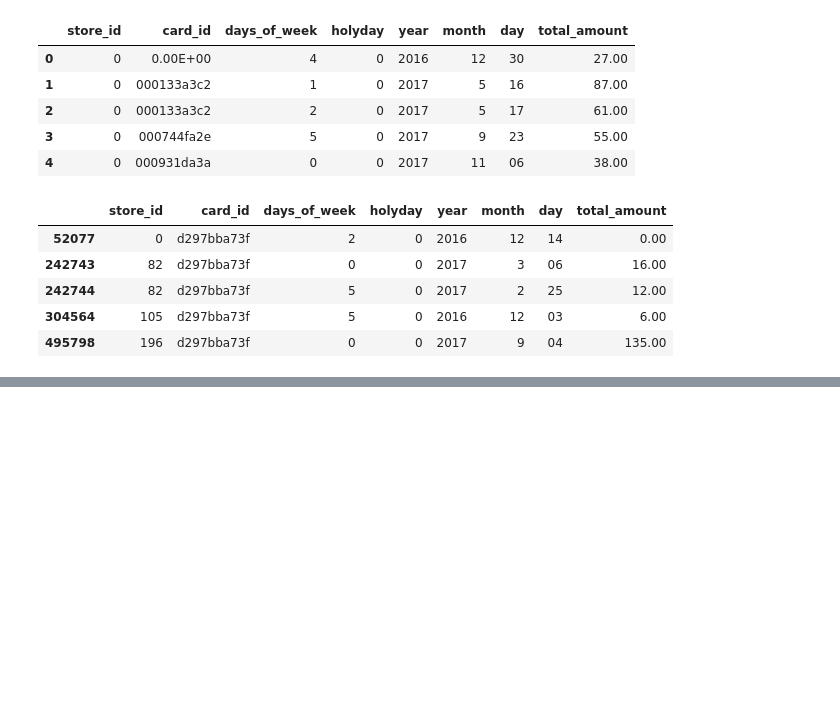
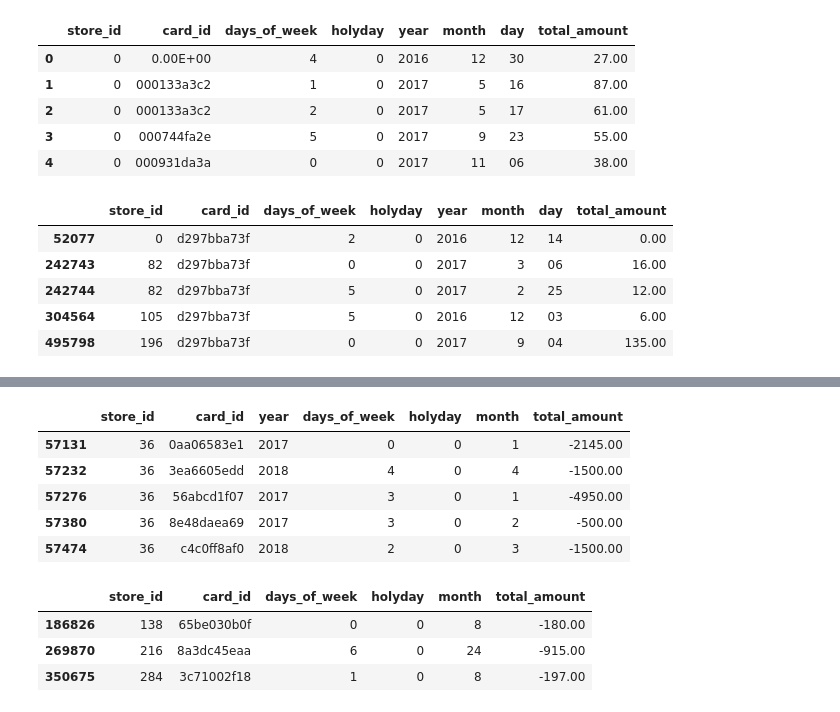
Before and after one commit to brandnewmin/brandnewm, a Jupyter notebook: dacon2.ipynb, the cells around one changed output, grey strips where cells are left out. Drawn from its saved outputs; the diff is of its cells as text; code cells hidden in the pictures; blank space fills up the shorter version.

```diff
--- a/dacon2.ipynb
+++ b/dacon2.ipynb
@@ -383,0 +417,16 @@ third[third['card_id'] == 'd297bba73f'].head() #확인
+# %%
+fourth[fourth['total_amount']<0].head()
+# %% [output]
+|  | store_id | card_id | year | days_of_week | holyday | month | total_amount |
+| 57131 | 36 | 0aa06583e1 | 2017 | 0 | 0 | 1 | -2145.00 |
+| 57232 | 36 | 3ea6605edd | 2018 | 4 | 0 | 4 | -1500.00 |
+| 57276 | 36 | 56abcd1f07 | 2017 | 3 | 0 | 1 | -4950.00 |
+| 57380 | 36 | 8e48daea69 | 2017 | 3 | 0 | 2 | -500.00 |
+| 57474 | 36 | c4c0ff8af0 | 2018 | 2 | 0 | 3 | -1500.00 |
+# %%
+fifth[fifth['total_amount']<0].head()
+# %% [output]
+|  | store_id | card_id | days_of_week | holyday | month | total_amount |
+| 186826 | 138 | 65be030b0f | 0 | 0 | 8 | -180.00 |
+| 269870 | 216 | 8a3dc45eaa | 6 | 0 | 24 | -915.00 |
+| 350675 | 284 | 3c71002f18 | 1 | 0 | 8 | -197.00 |
```
Also changed, not shown: parts of 15 cells of this notebook.
